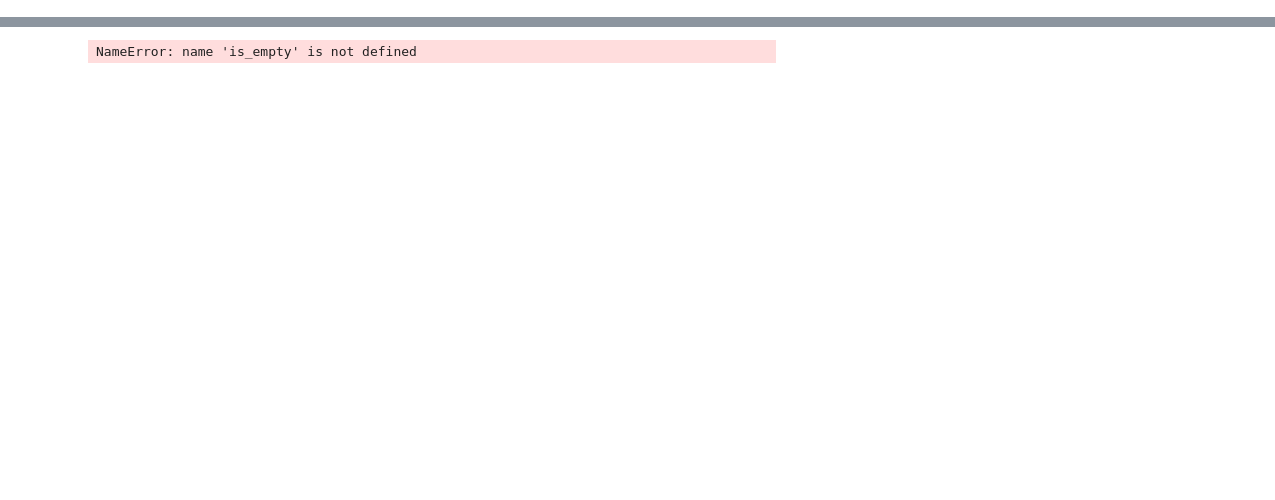
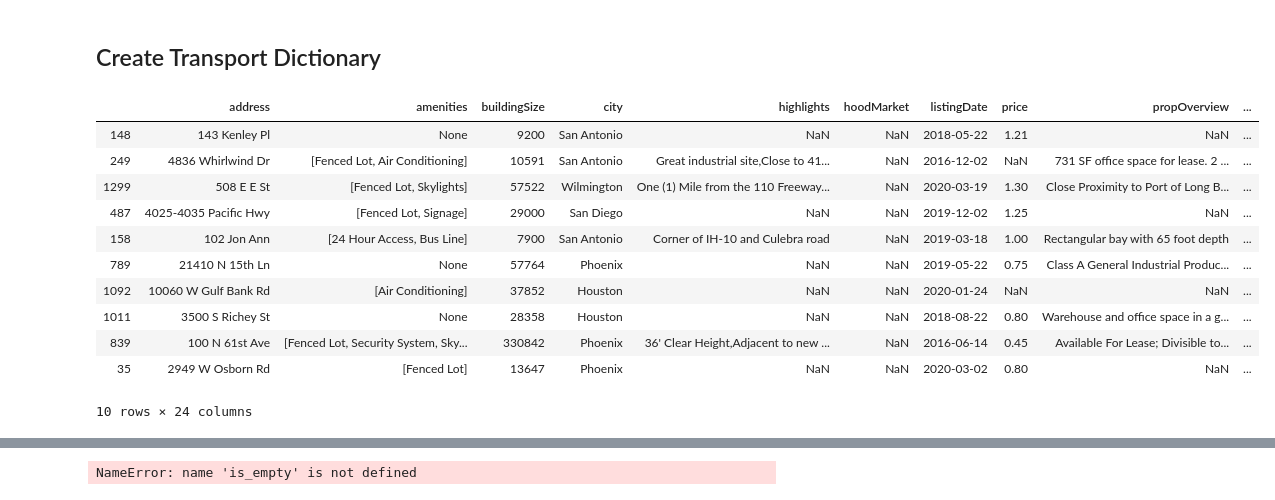
Before and after one commit to snuzbrokh/warehouses, a Jupyter notebook: analysis/testing.ipynb, the cells around one changed output, grey strips where cells are left out. Drawn from its saved outputs; the diff is of its cells as text; code cells hidden in the pictures; blank space fills up the shorter version.

```diff
--- a/analysis/testing.ipynb
+++ b/analysis/testing.ipynb
@@ -26,0 +38,2 @@ df.columns = ['Address','Amenities','BuildingSize','City','ListingDate',\
+# %% [markdown]
+## Create Transport Dictionary
@@ -27 +47,16 @@ df.columns = ['Address','Amenities','BuildingSize','City','ListingDate',\
+# %%
+df.sample(10)
+# %% [output]
+|  | address | amenities | buildingSize | city | highlights | hoodMarket | listingDate | price | propOverview | ... |
+| 148 | 143 Kenley Pl | None | 9200 | San Antonio | NaN | NaN | 2018-05-22 | 1.21 | NaN | ... |
+| 249 | 4836 Whirlwind Dr | [Fenced Lot, Air Conditioning] | 10591 | San Antonio | Great industrial site,Close to 41... | NaN | 2016-12-02 | NaN | 731 SF office space for lease. 2 ... | ... |
+| 1299 | 508 E E St | [Fenced Lot, Skylights] | 57522 | Wilmington | One (1) Mile from the 110 Freeway... | NaN | 2020-03-19 | 1.30 | Close Proximity to Port of Long B... | ... |
+| 487 | 4025-4035 Pacific Hwy | [Fenced Lot, Signage] | 29000 | San Diego | NaN | NaN | 2019-12-02 | 1.25 | NaN | ... |
+| 158 | 102 Jon Ann | [24 Hour Access, Bus Line] | 7900 | San Antonio | Corner of IH-10 and Culebra road | NaN | 2019-03-18 | 1.00 | Rectangular bay with 65 foot depth | ... |
+| 789 | 21410 N 15th Ln | None | 57764 | Phoenix | NaN | NaN | 2019-05-22 | 0.75 | Class A General Industrial Produc... | ... |
+| 1092 | 10060 W Gulf Bank Rd | [Air Conditioning] | 37852 | Houston | NaN | NaN | 2020-01-24 | NaN | NaN | ... |
+| 1011 | 3500 S Richey St | None | 28358 | Houston | NaN | NaN | 2018-08-22 | 0.80 | Warehouse and office space in a g... | ... |
+| 839 | 100 N 61st Ave | [Fenced Lot, Security System, Sky... | 330842 | Phoenix | 36' Clear Height,Adjacent to new ... | NaN | 2016-06-14 | 0.45 | Available For Lease; Divisible to... | ... |
+| 35 | 2949 W Osborn Rd | [Fenced Lot] | 13647 | Phoenix | NaN | NaN | 2020-03-02 | 0.80 | NaN | ... |
+10 rows × 24 columns
 # %%
```
Also changed, not shown: parts of 39 cells of this notebook, 30 other files.
